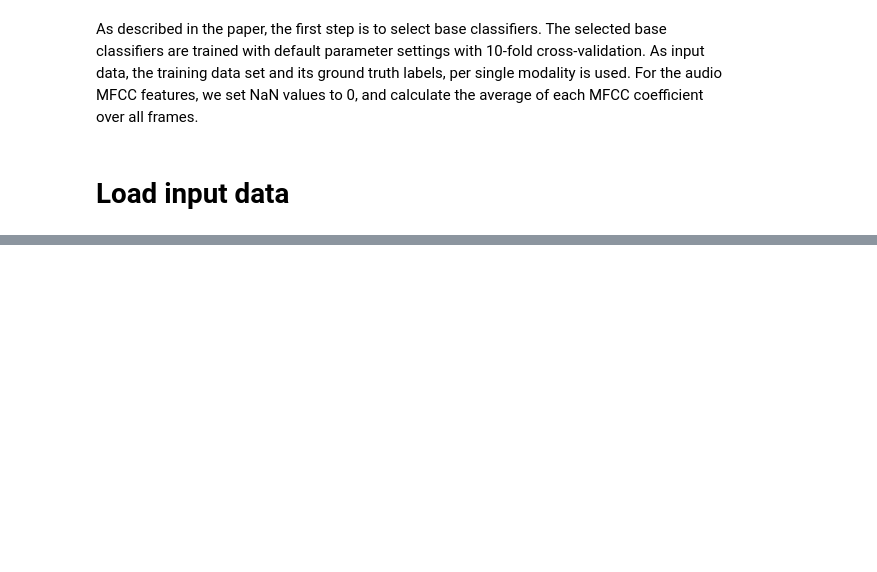
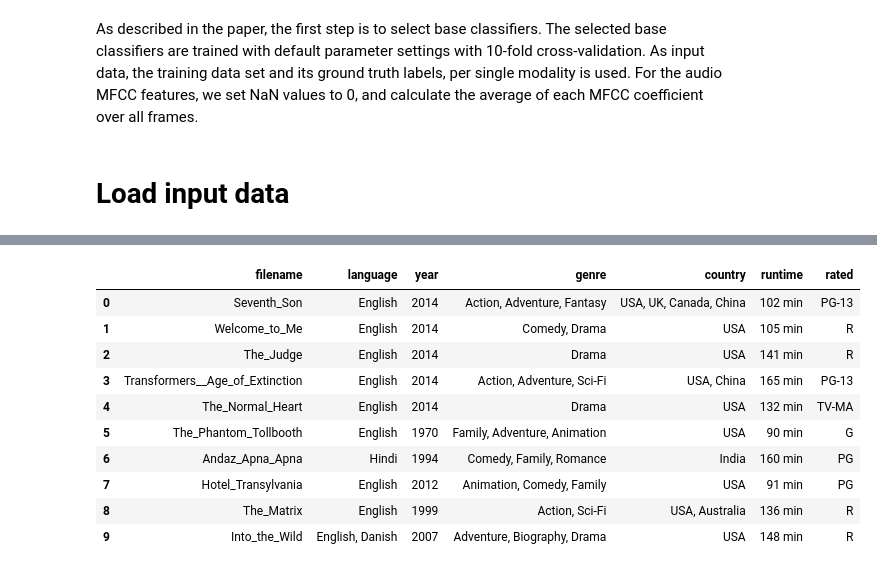
Before and after one commit to patrickFuerst/CoE_task, a Jupyter notebook: classifier_selection.ipynb, the cells around one changed output, grey strips where cells are left out. Drawn from its saved outputs; the diff is of its cells as text; code cells hidden in the pictures; blank space fills up the shorter version.

Commit message:
load all data

```diff
--- a/classifier_selection.ipynb
+++ b/classifier_selection.ipynb
@@ -42,0 +37,85 @@ display(df_labeled_data.head(10))
+# %%
+
+df_labled_movies = pd.read_csv("./data/CoE_dataset/Dev_set/dev_set_groundtruth_and_trailers.csv", sep=';')
+del df_labled_movies['trailer']
+df_labled_movies = df_labled_movies[['movie','filename', 'goodforairplane']]
+display(df_labled_movies.head(10))
+
+
+### Load Meta Data ###
+
+def load_meta_data( filenames ):
+
+    raw_data = []
+
+    for file in filenames:
+        file_path = f'./data/CoE_dataset/Dev_set/XML/{file}.xml'
+        with open(file_path) as f:
+            tree = ET.parse(f)
+            movie = tree.find('movie')
+
+            lang = movie.get('language')
+            year = movie.get('year')
+            genre = movie.get('genre')
+            country = movie.get('country')
+            runtime = movie.get('runtime')
+            age_rating = movie.get('rated')
+
+            raw_data.append( (file,lang,year,genre,country,runtime,age_rating) )
+
+    return pd.DataFrame(raw_data, columns=['filename','language','year','genre','country','runtime','rated'])
+
+
+df_meta_data = load_meta_data( df_labled_movies['filename']  )
+display(df_meta_data.head(10))
+
+### Load Visual Data ###
+
+def load_visual_data( filenames ):
+    data_list = []
+
+    for file in filenames:
+        file_path = f'./data/CoE_dataset/Dev_set/vis_descriptors/{file}.csv'
+        df_data = pd.read_csv(file_path,index_col=None, header=None)
+        data_list.append(df_data)
+
+    return pd.concat(data_list, axis = 0, keys = filenames,names=('filename','vis_data'),  sort=False)
+
+#df_visual_data = load_visual_data( df_labled_movies['filename']  )
+#display(df_visual_data.head(10))
+
+### Load Audio Data ###
+
+def load_audio_data( filenames ):
+    data_list = []
+
+    for file in filenames:
+        file_path = f'./data/CoE_dataset/Dev_set/audio_descriptors/{file}.csv'
+        df_data = pd.read_csv(file_path,index_col=None, header=None)
+        data_list.append(df_data)
+
+    return pd.concat(data_list, axis = 0, keys = filenames,names=('filename','freq_coeff'),  sort=False)
+
+#df_audio_data = load_audio_data( df_labled_movies['filename']  )
+#display(df_audio_data.head(20))
+
+
+### Load textual Data ###
+
+def load_text_data(filenames):
+
+
+    data_list = []
+    file_path = f'./data/CoE_dataset/Dev_set/text_descriptors/tdf_idf_dev.csv'
+    #somehow pandas can not really handle that the first line is row names.(at least I didn't find a better way)
+    # thus we do it a little complicated here
+    header_index = pd.read_csv(file_path, index_col=0,nrows=1 ).reset_index().columns
+    df_data = pd.read_csv(file_path, header=None, index_col=False,skiprows=1)
+    df_data.set_index(header_index, inplace=True)
+    df_data.columns = filenames
+    return df_data
+
+df_text_data = load_text_data(df_labled_movies['filename'] )
+display(df_text_data.head(20))
+display(df_text_data.shape)
+# %% [output]
@@ -42,0 +133,11 @@ display(df_labeled_data.head(10))
+|  | filename | language | year | genre | country | runtime | rated |
+| 0 | Seventh_Son | English | 2014 | Action, Adventure, Fantasy | USA, UK, Canada, China | 102 min | PG-13 |
+| 1 | Welcome_to_Me | English | 2014 | Comedy, Drama | USA | 105 min | R |
+| 2 | The_Judge | English | 2014 | Drama | USA | 141 min | R |
+| 3 | Transformers__Age_of_Extinction | English | 2014 | Action, Adventure, Sci-Fi | USA, China | 165 min | PG-13 |
+| 4 | The_Normal_Heart | English | 2014 | Drama | USA | 132 min | TV-MA |
+| 5 | The_Phantom_Tollbooth | English | 1970 | Family, Adventure, Animation | USA | 90 min | G |
+| 6 | Andaz_Apna_Apna | Hindi | 1994 | Comedy, Family, Romance | India | 160 min | PG |
+| 7 | Hotel_Transylvania | English | 2012 | Animation, Comedy, Family | USA | 91 min | PG |
+| 8 | The_Matrix | English | 1999 | Action, Sci-Fi | USA, Australia | 136 min | R |
+| 9 | Into_the_Wild | English, Danish | 2007 | Adventure, Biography, Drama | USA | 148 min | R |
```
Also changed, not shown: parts of 6 cells of this notebook.
